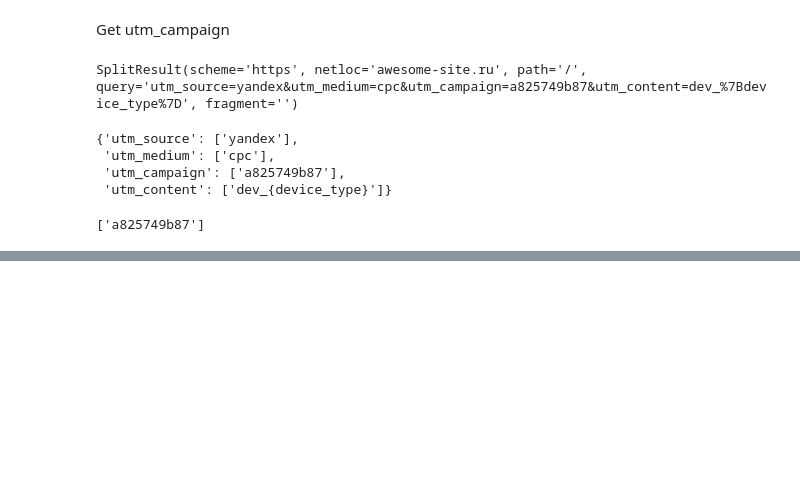
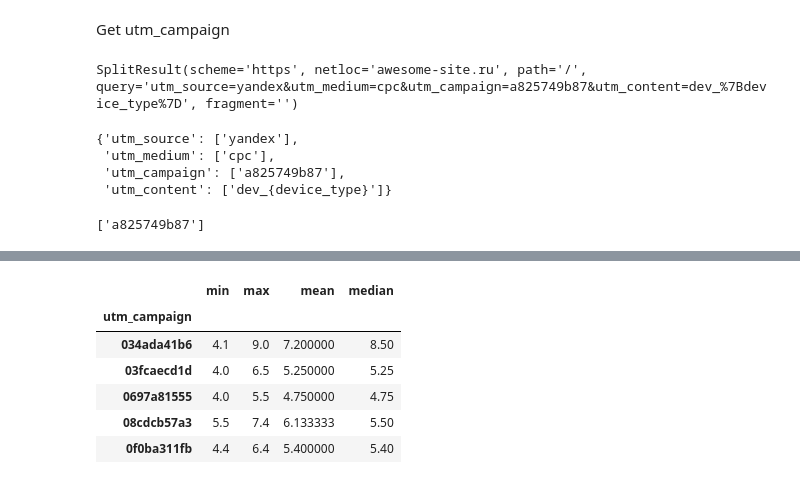
Before and after one commit to Madi-S/Data-Science-Intro, a Jupyter notebook: pandas_functions.ipynb, the cells around one changed output, grey strips where cells are left out. Cells and saved outputs as stored; diff of their text form; code cells hidden in the pictures; blank space fills up the shorter version.

```diff
--- a/pandas_functions.ipynb
+++ b/pandas_functions.ipynb
@@ -136,0 +235,10 @@ stats.head(3)
+# %%
+stats.groupby('utm_campaign').agg(['min', 'max', 'mean', 'median'])['effect'].reset_index().head()
+# %% [output]
+|  | min | max | mean | median |
+| utm_campaign |  |  |  |  |
+| 034ada41b6 | 4.1 | 9.0 | 7.200000 | 8.50 |
+| 03fcaecd1d | 4.0 | 6.5 | 5.250000 | 5.25 |
+| 0697a81555 | 4.0 | 5.5 | 4.750000 | 4.75 |
+| 08cdcb57a3 | 5.5 | 7.4 | 6.133333 | 5.50 |
+| 0f0ba311fb | 4.4 | 6.4 | 5.400000 | 5.40 |
```
Also changed, not shown: parts of 18 cells of this notebook, 2 other files.
